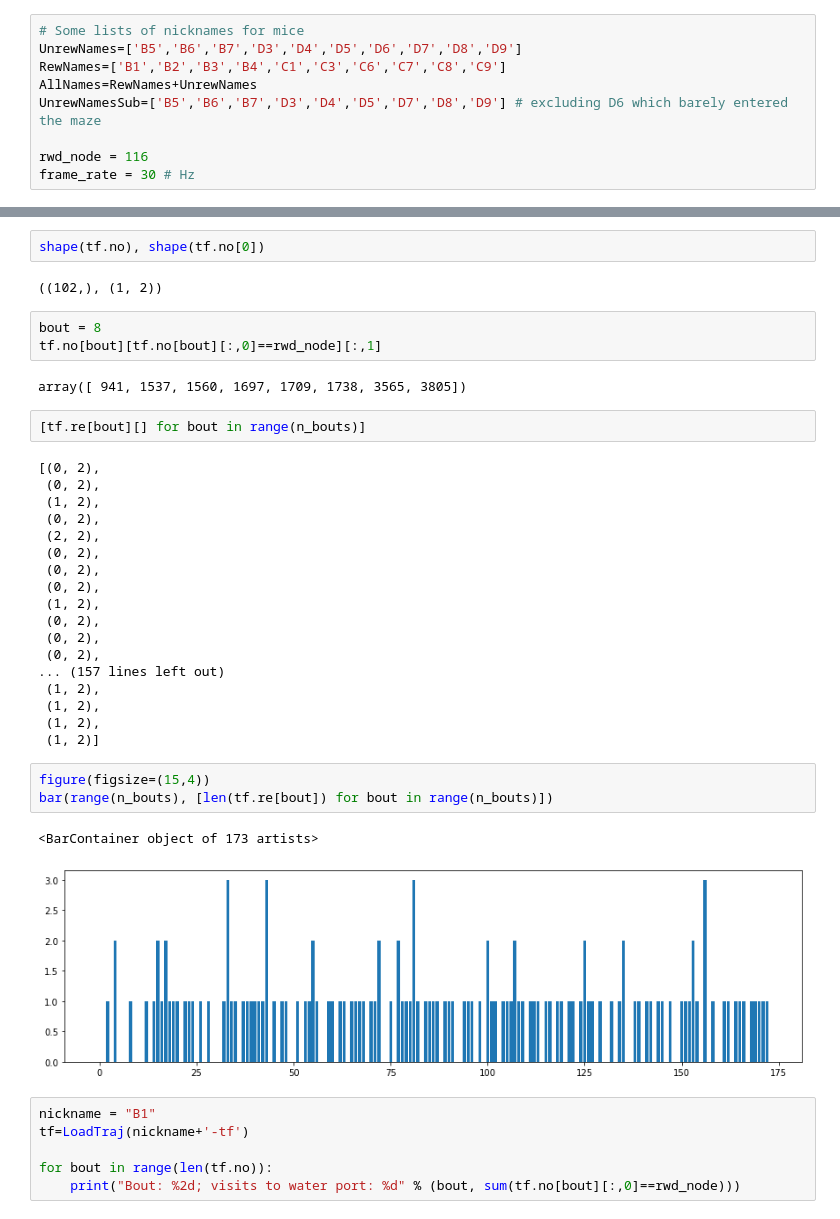
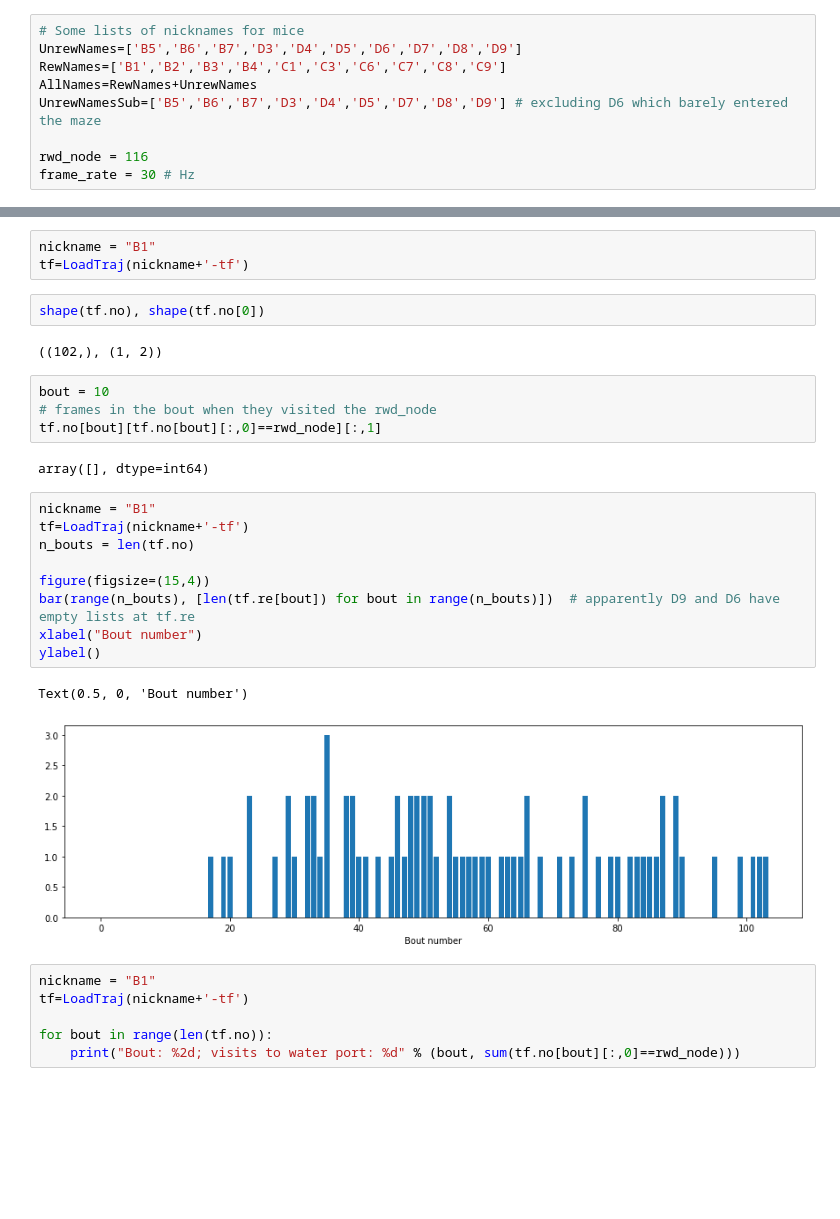
Before and after one commit to umeshksingla/MouseMazeHierRL, a Jupyter notebook: figure inter-(reward or path to water) intervals.ipynb, the cells around one changed output, grey strips where cells are left out. Cells and saved outputs as stored; diff of their text form; blank space fills up the shorter version.

```diff
--- a/figure inter-(reward or path to water) intervals.ipynb
+++ b/figure inter-(reward or path to water) intervals.ipynb
@@ -64,41 +64,31 @@ D8      109
 D9      102
 Total   3579
 Max     339
+# %%
+nickname = "B1"
+tf=LoadTraj(nickname+'-tf')
 # %%
 shape(tf.no), shape(tf.no[0])
 # %% [output]
 ((102,), (1, 2))
 # %%
-bout = 8
+bout = 10
+# frames in the bout when they visited the rwd_node
 tf.no[bout][tf.no[bout][:,0]==rwd_node][:,1]
 # %% [output]
-array([ 941, 1537, 1560, 1697, 1709, 1738, 3565, 3805])
+array([], dtype=int64)
-# %%
-[tf.re[bout][] for bout in range(n_bouts)]
-# %% [output]
-[(0, 2),
- (0, 2),
- (1, 2),
- (0, 2),
- (2, 2),
- (0, 2),
- (0, 2),
- (0, 2),
- (1, 2),
- (0, 2),
- (0, 2),
- (0, 2),
-... (157 lines left out)
- (1, 2),
- (1, 2),
- (1, 2),
- (1, 2)]
 # %%
+nickname = "B1"
+tf=LoadTraj(nickname+'-tf')
+n_bouts = len(tf.no)
+
 figure(figsize=(15,4))
-bar(range(n_bouts), [len(tf.re[bout]) for bout in range(n_bouts)])
+bar(range(n_bouts), [len(tf.re[bout]) for bout in range(n_bouts)])  # apparently D9 and D6 have empty lists at tf.re
+xlabel("Bout number")
+ylabel()
 # %% [output]
-<BarContainer object of 173 artists>
+Text(0.5, 0, 'Bout number')
-[figure, old version]
+[figure, new version]
 # %%
 nickname = "B1"
 tf=LoadTraj(nickname+'-tf')
```
Also changed, not shown: parts of 10 cells of this notebook.
